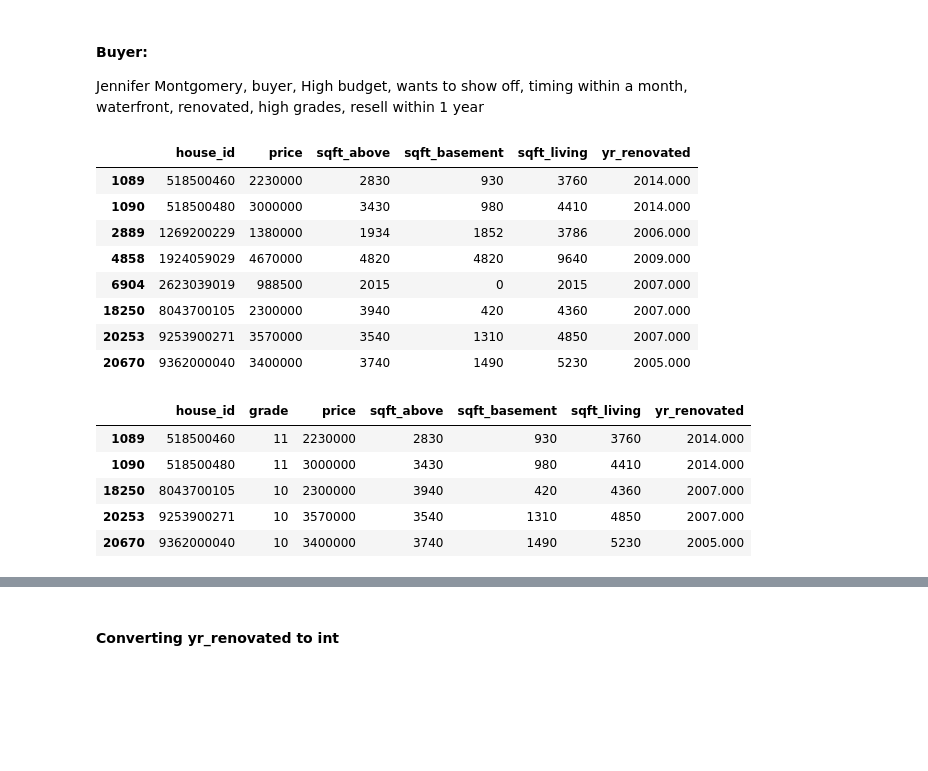
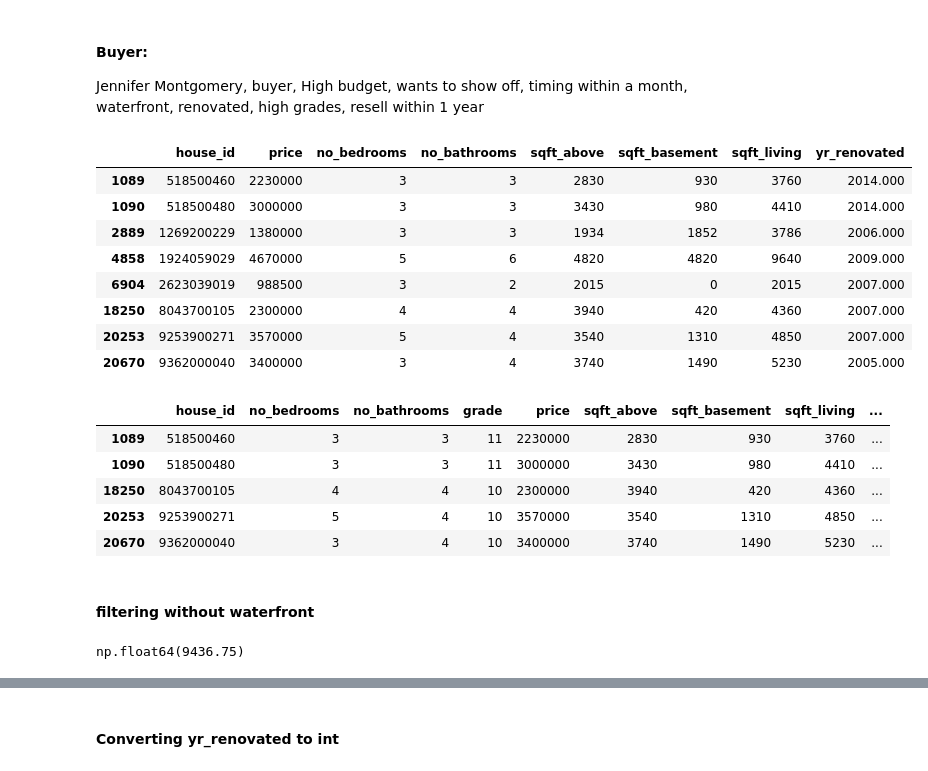
Before and after one commit to hallothere/ds-eda-project, a Jupyter notebook: eda_project_king_county_house.ipynb, the cells around one changed output, grey strips where cells are left out. Drawn from its saved outputs; the diff is of its cells as text; code cells hidden in the pictures; blank space fills up the shorter version.

```diff
--- a/eda_project_king_county_house.ipynb
+++ b/eda_project_king_county_house.ipynb
@@ -373,3 +373,19 @@ plt.ylabel("Number of Sales")
 plt.show()
 # %% [output]
 [figure]
+# %%
+# Extract month abbreviation and weekday
+combined_dropped['month'] = combined_dropped['date_sold'].dt.strftime('%b')
+combined_dropped['weekday'] = combined_dropped['date_sold'].dt.day_name()
+
+plt.figure(figsize=(10,6))
+
+# Order months properly (otherwise alphabetical)
+month_order = ['Jan','Feb','Mar','Apr','May','Jun','Jul','Aug','Sep','Oct','Nov','Dec']
+
+sns.countplot(data=combined_dropped, x='month', palette='viridis', order=month_order)
+
+plt.title("Number of Houses Sold per Month")
+plt.xlabel("Month")
+plt.ylabel("Number of Sales")
+plt.show()
@@ -820,29 +838,38 @@ Jennifer Montgomery, buyer, High budget, wants to show off, timing within a mont
 # %%
 
 
 df_filtered = combined_dropped.query("waterfront == True and grade >= 9 and yr_renovated >= 2005 and sqft_living > sqft_living15")
 #df_filtered = combined_dropped.query("waterfront == True and grade >= 9 and yr_renovated >= 2005")
-df_filtered[["house_id", "price", "sqft_above", "sqft_basement", "sqft_living", "yr_renovated"]]
+df_filtered[["house_id", "price", "no_bedrooms", "no_bathrooms", "sqft_above", "sqft_basement", "sqft_living", "yr_renovated"]]
 #df_filtered.columns
 # %% [output]
-|  | house_id | price | sqft_above | sqft_basement | sqft_living | yr_renovated |
-| 1089 | 518500460 | 2230000 | 2830 | 930 | 3760 | 2014.000 |
-| 1090 | 518500480 | 3000000 | 3430 | 980 | 4410 | 2014.000 |
-| 2889 | 1269200229 | 1380000 | 1934 | 1852 | 3786 | 2006.000 |
-| 4858 | 1924059029 | 4670000 | 4820 | 4820 | 9640 | 2009.000 |
-| 6904 | 2623039019 | 988500 | 2015 | 0 | 2015 | 2007.000 |
-| 18250 | 8043700105 | 2300000 | 3940 | 420 | 4360 | 2007.000 |
-| 20253 | 9253900271 | 3570000 | 3540 | 1310 | 4850 | 2007.000 |
-| 20670 | 9362000040 | 3400000 | 3740 | 1490 | 5230 | 2005.000 |
+|  | house_id | price | no_bedrooms | no_bathrooms | sqft_above | sqft_basement | sqft_living | yr_renovated |
+| 1089 | 518500460 | 2230000 | 3 | 3 | 2830 | 930 | 3760 | 2014.000 |
+| 1090 | 518500480 | 3000000 | 3 | 3 | 3430 | 980 | 4410 | 2014.000 |
+| 2889 | 1269200229 | 1380000 | 3 | 3 | 1934 | 1852 | 3786 | 2006.000 |
+| 4858 | 1924059029 | 4670000 | 5 | 6 | 4820 | 4820 | 9640 | 2009.000 |
+| 6904 | 2623039019 | 988500 | 3 | 2 | 2015 | 0 | 2015 | 2007.000 |
+| 18250 | 8043700105 | 2300000 | 4 | 4 | 3940 | 420 | 4360 | 2007.000 |
+| 20253 | 9253900271 | 3570000 | 5 | 4 | 3540 | 1310 | 4850 | 2007.000 |
+| 20670 | 9362000040 | 3400000 | 3 | 4 | 3740 | 1490 | 5230 | 2005.000 |
 # %%
 # we removed the houses with too big basements or no basements at all
 
 df_filtered_5 = df_filtered.drop([2889, 4858, 6904])
-df_filtered_5[["house_id", "grade", "price", "sqft_above", "sqft_basement", "sqft_living", "yr_renovated"]]
+df_filtered_5[["house_id", "no_bedrooms", "no_bathrooms","grade", "price", "sqft_above", "sqft_basement", "sqft_living", "yr_renovated"]]
 # %% [output]
-|  | house_id | grade | price | sqft_above | sqft_basement | sqft_living | yr_renovated |
-| 1089 | 518500460 | 11 | 2230000 | 2830 | 930 | 3760 | 2014.000 |
-| 1090 | 518500480 | 11 | 3000000 | 3430 | 980 | 4410 | 2014.000 |
-| 18250 | 8043700105 | 10 | 2300000 | 3940 | 420 | 4360 | 2007.000 |
-| 20253 | 9253900271 | 10 | 3570000 | 3540 | 1310 | 4850 | 2007.000 |
-| 20670 | 9362000040 | 10 | 3400000 | 3740 | 1490 | 5230 | 2005.000 |
+|  | house_id | no_bedrooms | no_bathrooms | grade | price | sqft_above | sqft_basement | sqft_living | ... |
+| 1089 | 518500460 | 3 | 3 | 11 | 2230000 | 2830 | 930 | 3760 | ... |
+| 1090 | 518500480 | 3 | 3 | 11 | 3000000 | 3430 | 980 | 4410 | ... |
+| 18250 | 8043700105 | 4 | 4 | 10 | 2300000 | 3940 | 420 | 4360 | ... |
+| 20253 | 9253900271 | 5 | 4 | 10 | 3570000 | 3540 | 1310 | 4850 | ... |
+| 20670 | 9362000040 | 3 | 4 | 10 | 3400000 | 3740 | 1490 | 5230 | ... |
+# %% [markdown]
+#### filtering without waterfront
+# %%
+#sqft_living_mean = combined_clean.sqft_living
+sqft_living_3_quantile = combined_clean.sqft_living.quantile(0.75)
+sqft_lot_3_quantile = combined_clean.sqft_lot.quantile(0.75)
+sqft_lot_3_quantile
+# %% [output]
+np.float64(9436.75)
```
Also changed, not shown: parts of 59 cells of this notebook, 1 other file.
